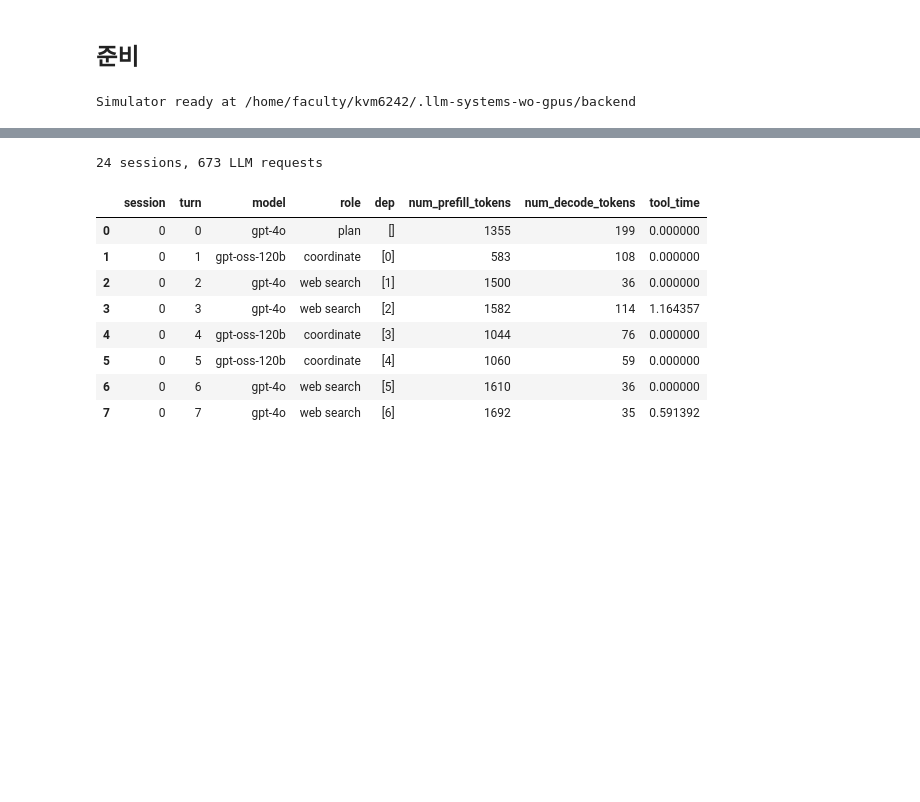
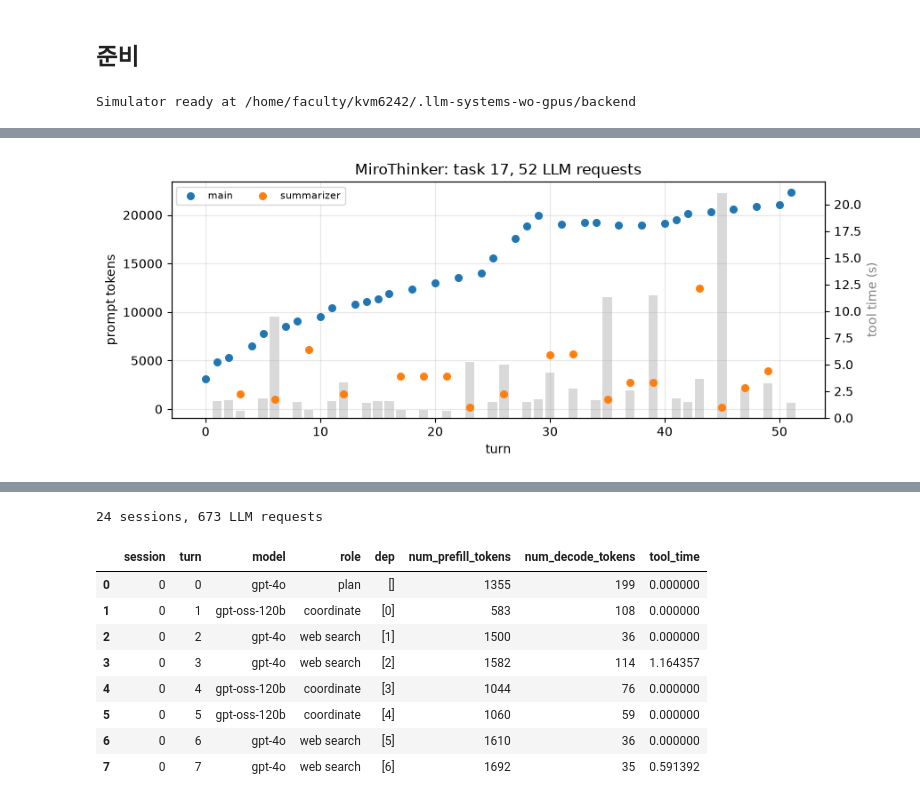
Before and after one commit to kwmaeng91/studying-llm-systems-without-gpus, a Jupyter notebook: docs/ko/lectures/06-agentic-workloads.ipynb, the cells around one changed output, grey strips where cells are left out. Cells and saved outputs as stored; diff of their text form; code cells hidden in the pictures; blank space fills up the shorter version.

```diff
--- a/docs/ko/lectures/06-agentic-workloads.ipynb
+++ b/docs/ko/lectures/06-agentic-workloads.ipynb
@@ -70,0 +221,21 @@ session은 건너뛰므로, 가장 큰 과제들이 빠집니다(다시 말하
+# %%
+def session_plot(df, title):
+    """Prompt length of every turn, coloured by role, with tool time behind it."""
+    fig, ax = plt.subplots(figsize=(9, 3.6))
+    ax2 = ax.twinx()
+    ax2.bar(df["turn"], df["tool_time"], color="0.85", zorder=0, width=.8)
+    ax2.set_ylabel("tool time (s)", color="0.5")
+    ax2.grid(False)
+    for role, g in df.groupby("role"):
+        ax.scatter(g["turn"], g["num_prefill_tokens"], label=role, s=30, zorder=3)
+    ax.set(xlabel="turn", ylabel="prompt tokens", title=title)
+    ax.set_zorder(ax2.get_zorder() + 1)
+    ax.patch.set_visible(False)
+    ax.legend(fontsize=8, ncol=3, loc="upper left")
+    fig.tight_layout()
+
+MIRO_SESSION = 17        # any task id in the sample: 0-23
+one_miro = miro[miro.session == MIRO_SESSION]
+session_plot(one_miro, f"MiroThinker: task {MIRO_SESSION}, {len(one_miro)} LLM requests")
+# %% [output]
+[figure, added]
```
Also changed, not shown: parts of 30 cells of this notebook, 4 other files.
